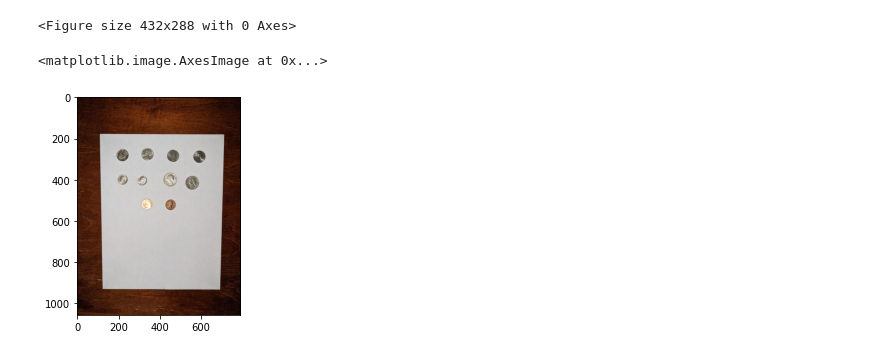
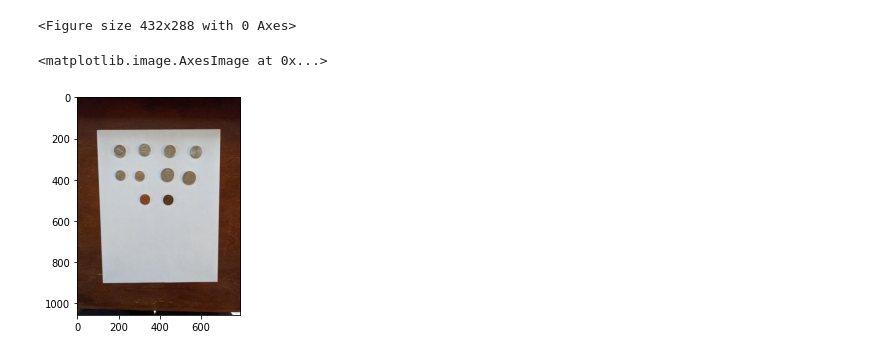
Before and after one commit to MrTsfree/Coin-Counter, a Jupyter notebook: counter.ipynb, the cells around one changed output. Saved outputs shown, nothing was run; the diff lists cells and outputs as text; code cells hidden in the pictures.

```diff
--- a/counter.ipynb
+++ b/counter.ipynb
@@ -14,12 +14,13 @@ from video import run_video
 plt.gray();
 # %% [output]
 <Figure size 432x288 with 0 Axes>
-# %%
-im = io.imread('coins_with_flash.jpg')
-plt.imshow(im)
-# %% [output]
-<matplotlib.image.AxesImage at 0x...>
-[figure, removed]
+# %%
+#change the image in this cell to change resulting image
+im = io.imread('coins_without_flash.jpg')
+plt.imshow(im)
+# %% [output]
+<matplotlib.image.AxesImage at 0x...>
+[figure, added]
 # %%
 def nonzero(x):
     """
```
Also changed, not shown: parts of 4 cells of this notebook, 3 other files.
